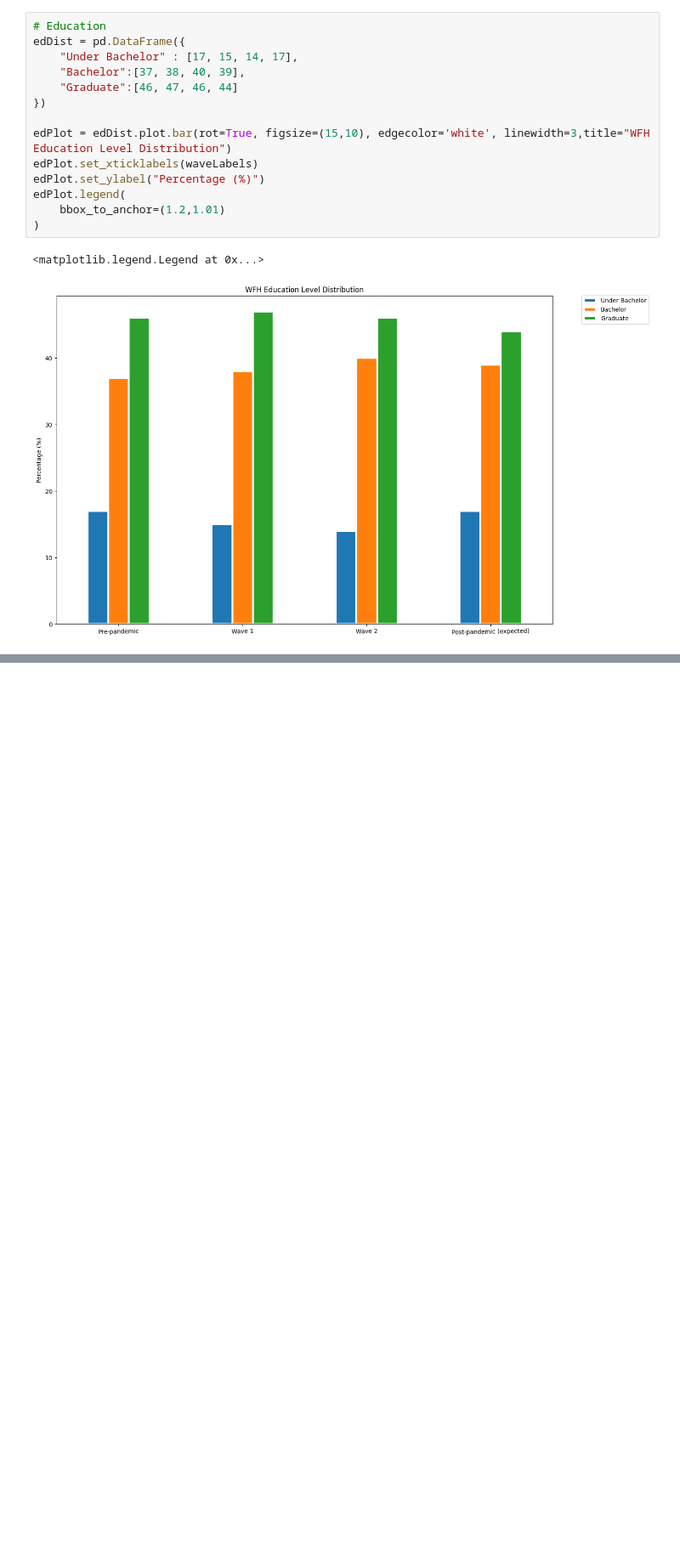
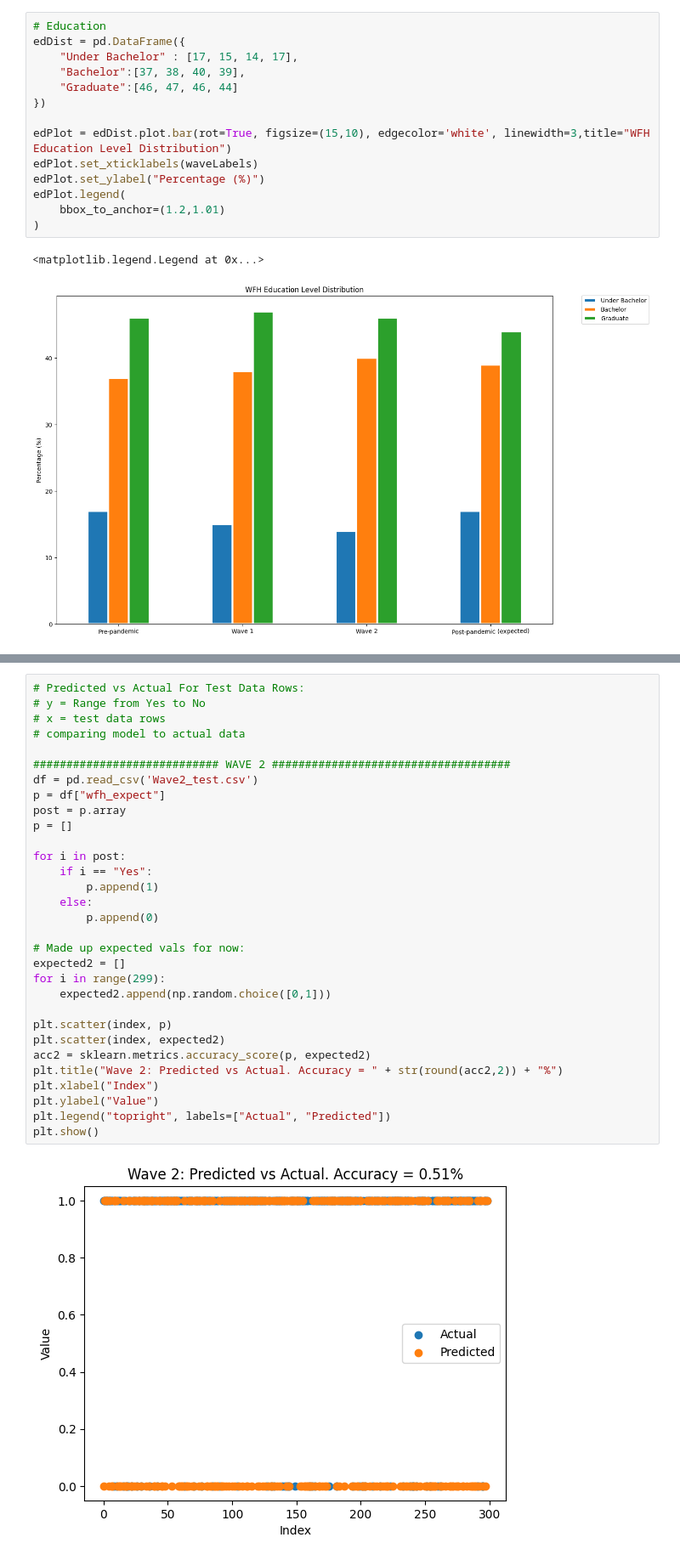
Before and after one commit to Savila25/CS-418-Project, a Jupyter notebook: Project progress report.ipynb, the cells around one changed output, grey strips where cells are left out. Shown at 85% size. Saved outputs shown, nothing was run; the diff lists cells and outputs as text; blank space fills up the shorter version.

```diff
--- a/Project progress report.ipynb
+++ b/Project progress report.ipynb
@@ -1008,0 +1004,33 @@ plt.show()
+# %%
+# Predicted vs Actual For Test Data Rows:
+# y = Range from Yes to No
+# x = test data rows
+# comparing model to actual data
+
+############################ WAVE 2 ####################################
+df = pd.read_csv('Wave2_test.csv')
+p = df["wfh_expect"]
+post = p.array
+p = []
+
+for i in post:
+    if i == "Yes":
+        p.append(1)
+    else:
+        p.append(0)
+
+# Made up expected vals for now:
+expected2 = []
+for i in range(299):
+    expected2.append(np.random.choice([0,1]))
+
+plt.scatter(index, p)
+plt.scatter(index, expected2)
+acc2 = sklearn.metrics.accuracy_score(p, expected2)
+plt.title("Wave 2: Predicted vs Actual. Accuracy = " + str(round(acc2,2)) + "%")
+plt.xlabel("Index")
+plt.ylabel("Value")
+plt.legend("topright", labels=["Actual", "Predicted"])
+plt.show()
+# %% [output]
+[figure, added]
```
Also changed, not shown: parts of 1 cell of this notebook.
